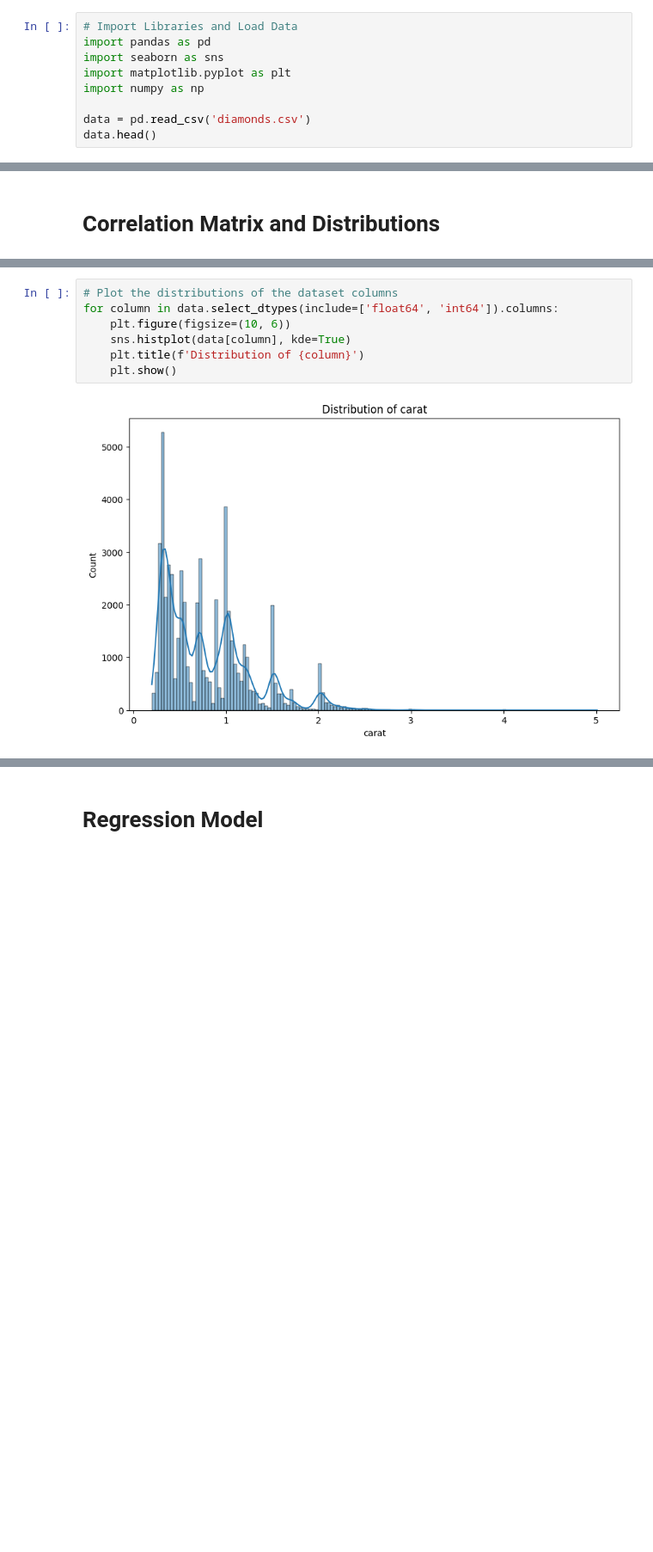
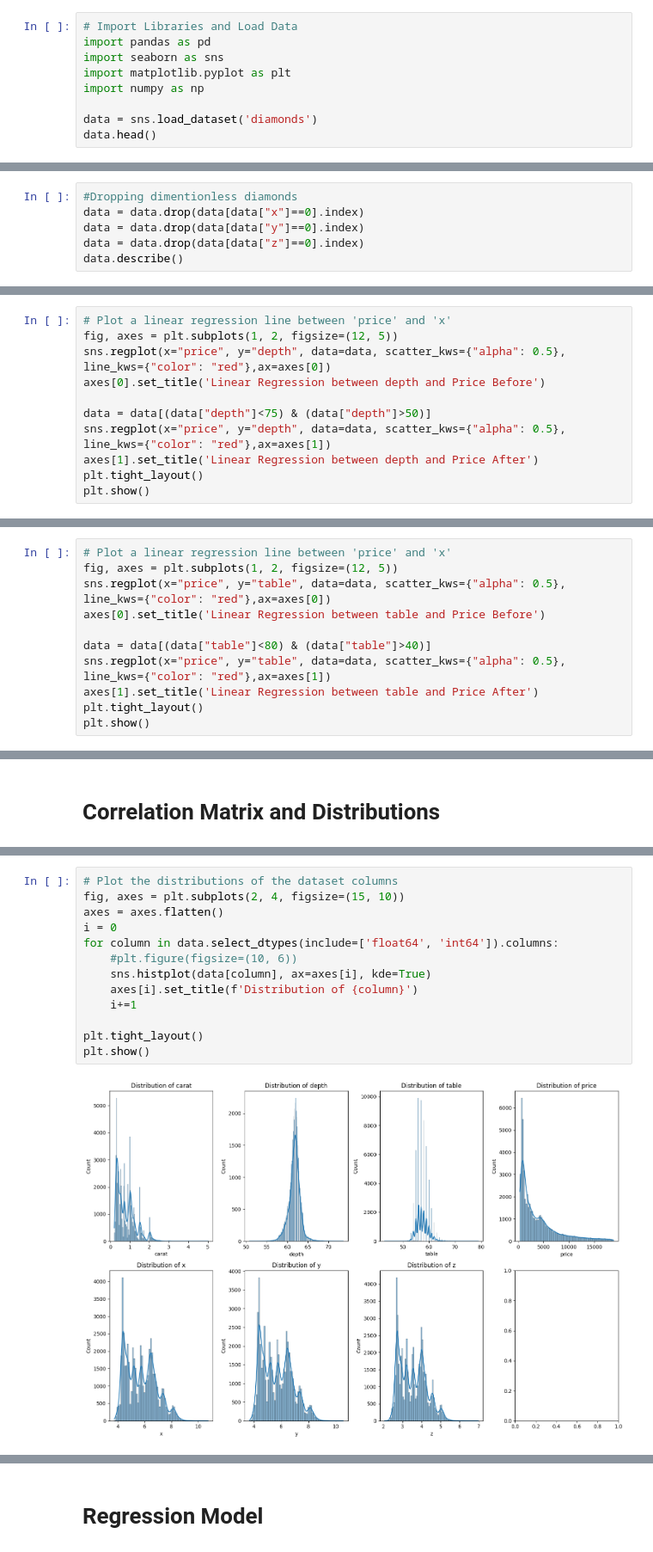
Before and after one commit to Mohamed-Elsafty23/MScManagementDataScience, a Jupyter notebook: Applied_Statistical_Data_Analysis/Diamond Price Prediction/main.ipynb, the cells around one changed output, grey strips where cells are left out. Shown at 86% size. Cells and saved outputs as stored; diff of their text form; blank space fills up the shorter version.

```diff
--- a/Applied_Statistical_Data_Analysis/Diamond Price Prediction/main.ipynb
+++ b/Applied_Statistical_Data_Analysis/Diamond Price Prediction/main.ipynb
@@ -32,7 +32,7 @@ import seaborn as sns
 import matplotlib.pyplot as plt
 import numpy as np
 
-data = pd.read_csv('diamonds.csv')
+data = sns.load_dataset('diamonds')
 data.head()
 # %% [output]
 |  | carat | cut | color | clarity | depth | table | price | x | y | z |
@@ -63,0 +76,6 @@ memory usage: 4.1+ MB
+# %%
+#Dropping dimentionless diamonds
+data = data.drop(data[data["x"]==0].index)
+data = data.drop(data[data["y"]==0].index)
+data = data.drop(data[data["z"]==0].index)
+data.describe()
@@ -63,0 +128,11 @@ memory usage: 4.1+ MB
+# %%
+# Plot a linear regression line between 'price' and 'x'
+fig, axes = plt.subplots(1, 2, figsize=(12, 5))
+sns.regplot(x="price", y="depth", data=data, scatter_kws={"alpha": 0.5}, line_kws={"color": "red"},ax=axes[0])
+axes[0].set_title('Linear Regression between depth and Price Before')
+
+data = data[(data["depth"]<75) & (data["depth"]>50)]
+sns.regplot(x="price", y="depth", data=data, scatter_kws={"alpha": 0.5}, line_kws={"color": "red"},ax=axes[1])
+axes[1].set_title('Linear Regression between depth and Price After')
+plt.tight_layout()
+plt.show()
@@ -63,0 +141,11 @@ memory usage: 4.1+ MB
+# %%
+# Plot a linear regression line between 'price' and 'x'
+fig, axes = plt.subplots(1, 2, figsize=(12, 5))
+sns.regplot(x="price", y="table", data=data, scatter_kws={"alpha": 0.5}, line_kws={"color": "red"},ax=axes[0])
+axes[0].set_title('Linear Regression between table and Price Before')
+
+data = data[(data["table"]<80) & (data["table"]>40)]
+sns.regplot(x="price", y="table", data=data, scatter_kws={"alpha": 0.5}, line_kws={"color": "red"},ax=axes[1])
+axes[1].set_title('Linear Regression between table and Price After')
+plt.tight_layout()
+plt.show()
@@ -73,9 +165,15 @@ plt.show()
 # %%
 # Plot the distributions of the dataset columns
+fig, axes = plt.subplots(2, 4, figsize=(15, 10))
+axes = axes.flatten()
+i = 0
 for column in data.select_dtypes(include=['float64', 'int64']).columns:
-    plt.figure(figsize=(10, 6))
-    sns.histplot(data[column], kde=True)
-    plt.title(f'Distribution of {column}')
-    plt.show()
+    #plt.figure(figsize=(10, 6))
+    sns.histplot(data[column], ax=axes[i], kde=True)
+    axes[i].set_title(f'Distribution of {column}')
+    i+=1
+
+plt.tight_layout()
+plt.show()
 # %% [output]
-[figure, old version]
+[figure, new version]
```
Also changed, not shown: parts of 21 cells of this notebook, 5 other files.
